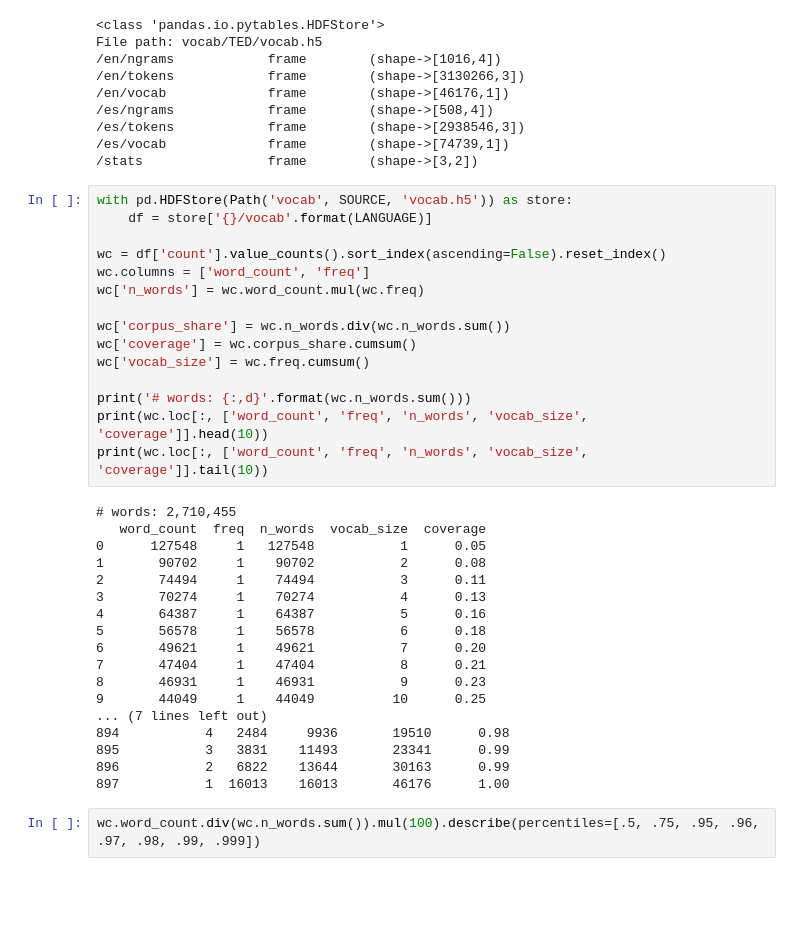
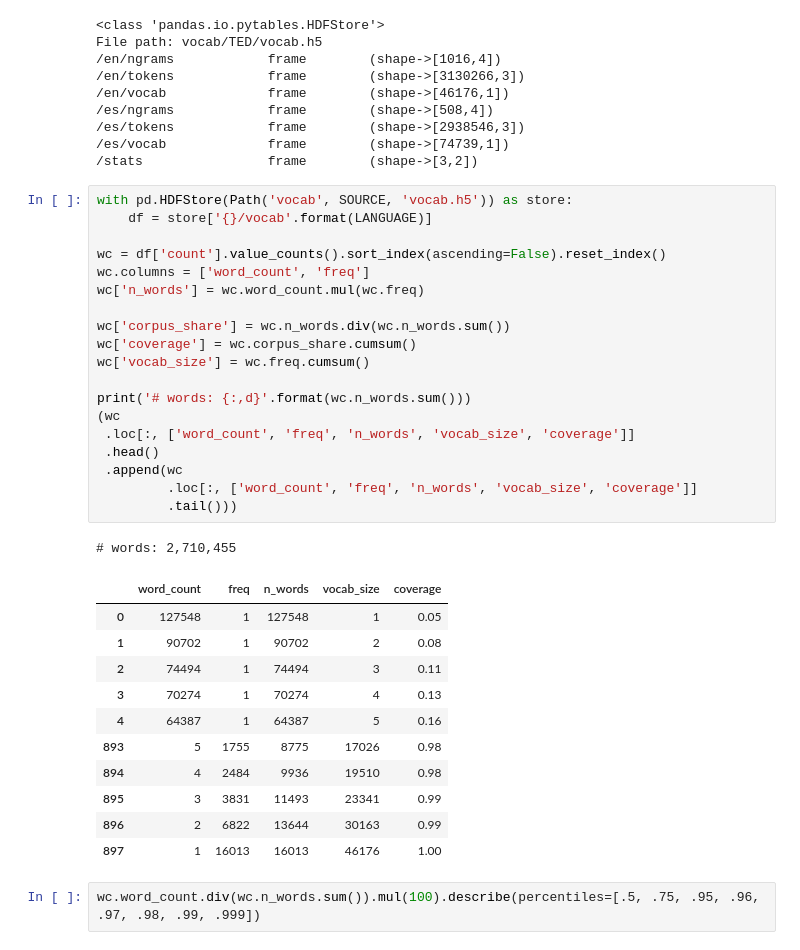
Before and after one commit to PaulClas/machine-learning-for-trading, a Jupyter notebook: 15_word2vec/02_word2vec.ipynb, the cells around one changed output. Saved outputs shown, nothing was run; the diff lists cells and outputs as text; blank space fills up the shorter version.

```diff
--- a/15_word2vec/02_word2vec.ipynb
+++ b/15_word2vec/02_word2vec.ipynb
@@ -71,36 +55,35 @@ File path: vocab/TED/vocab.h5
 # %%
 with pd.HDFStore(Path('vocab', SOURCE, 'vocab.h5')) as store:
     df = store['{}/vocab'.format(LANGUAGE)]
 
 wc = df['count'].value_counts().sort_index(ascending=False).reset_index()
 wc.columns = ['word_count', 'freq']
 wc['n_words'] = wc.word_count.mul(wc.freq)
 
 wc['corpus_share'] = wc.n_words.div(wc.n_words.sum())
 wc['coverage'] = wc.corpus_share.cumsum()
 wc['vocab_size'] = wc.freq.cumsum()
 
 print('# words: {:,d}'.format(wc.n_words.sum()))
-print(wc.loc[:, ['word_count', 'freq', 'n_words', 'vocab_size', 'coverage']].head(10))
-print(wc.loc[:, ['word_count', 'freq', 'n_words', 'vocab_size', 'coverage']].tail(10))
+(wc
+ .loc[:, ['word_count', 'freq', 'n_words', 'vocab_size', 'coverage']]
+ .head()
+ .append(wc
+         .loc[:, ['word_count', 'freq', 'n_words', 'vocab_size', 'coverage']]
+         .tail()))
 # %% [output]
 # words: 2,710,455
-   word_count  freq  n_words  vocab_size  coverage
-0      127548     1   127548           1      0.05
-1       90702     1    90702           2      0.08
-2       74494     1    74494           3      0.11
-3       70274     1    70274           4      0.13
-4       64387     1    64387           5      0.16
-5       56578     1    56578           6      0.18
-6       49621     1    49621           7      0.20
-7       47404     1    47404           8      0.21
-8       46931     1    46931           9      0.23
-9       44049     1    44049          10      0.25
-... (7 lines left out)
-894           4   2484     9936       19510      0.98
-895           3   3831    11493       23341      0.99
-896           2   6822    13644       30163      0.99
-897           1  16013    16013       46176      1.00
+|  | word_count | freq | n_words | vocab_size | coverage |
+| 0 | 127548 | 1 | 127548 | 1 | 0.05 |
+| 1 | 90702 | 1 | 90702 | 2 | 0.08 |
+| 2 | 74494 | 1 | 74494 | 3 | 0.11 |
+| 3 | 70274 | 1 | 70274 | 4 | 0.13 |
+| 4 | 64387 | 1 | 64387 | 5 | 0.16 |
+| 893 | 5 | 1755 | 8775 | 17026 | 0.98 |
+| 894 | 4 | 2484 | 9936 | 19510 | 0.98 |
+| 895 | 3 | 3831 | 11493 | 23341 | 0.99 |
+| 896 | 2 | 6822 | 13644 | 30163 | 0.99 |
+| 897 | 1 | 16013 | 16013 | 46176 | 1.00 |
 # %%
 wc.word_count.div(wc.n_words.sum()).mul(100).describe(percentiles=[.5, .75, .95, .96, .97, .98, .99, .999])
 # %% [output]
```
Also changed, not shown: parts of 6 cells of this notebook, 2 other files.
